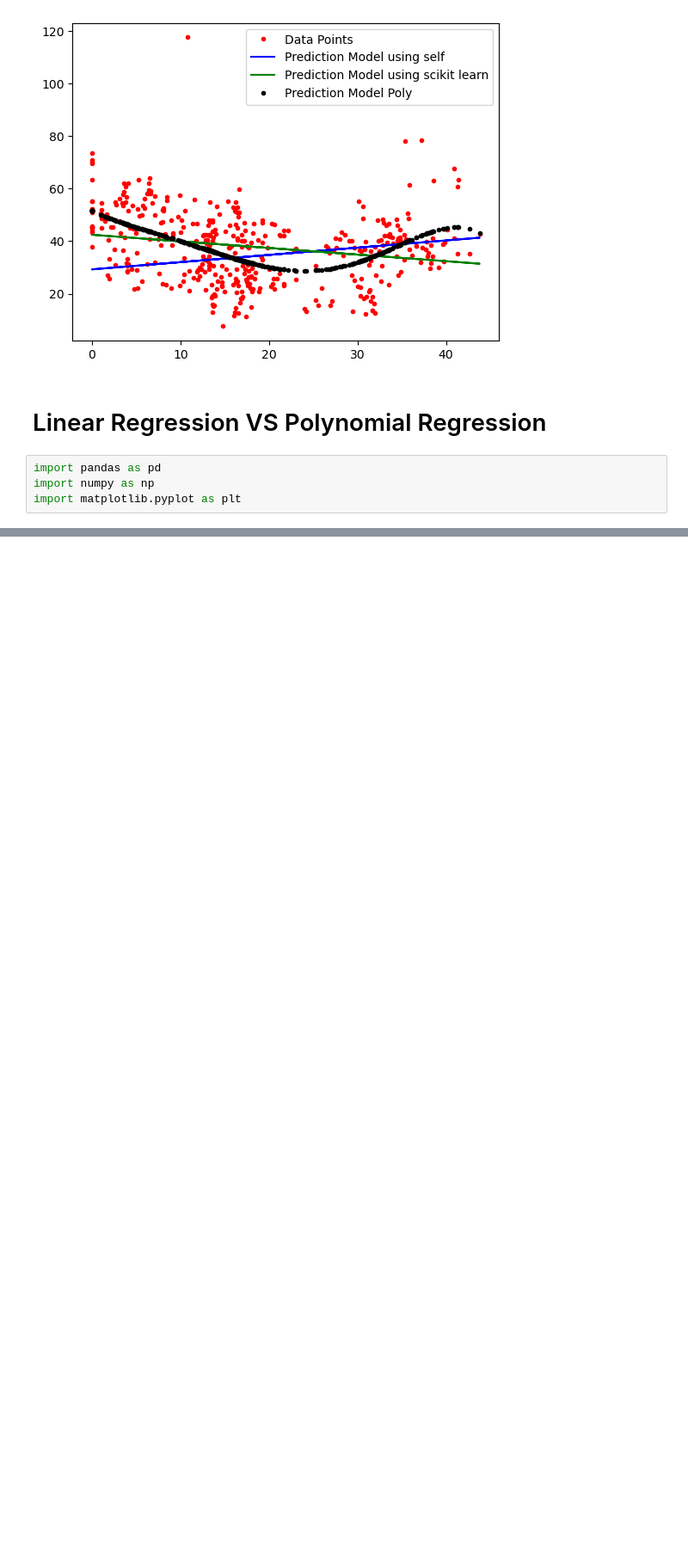
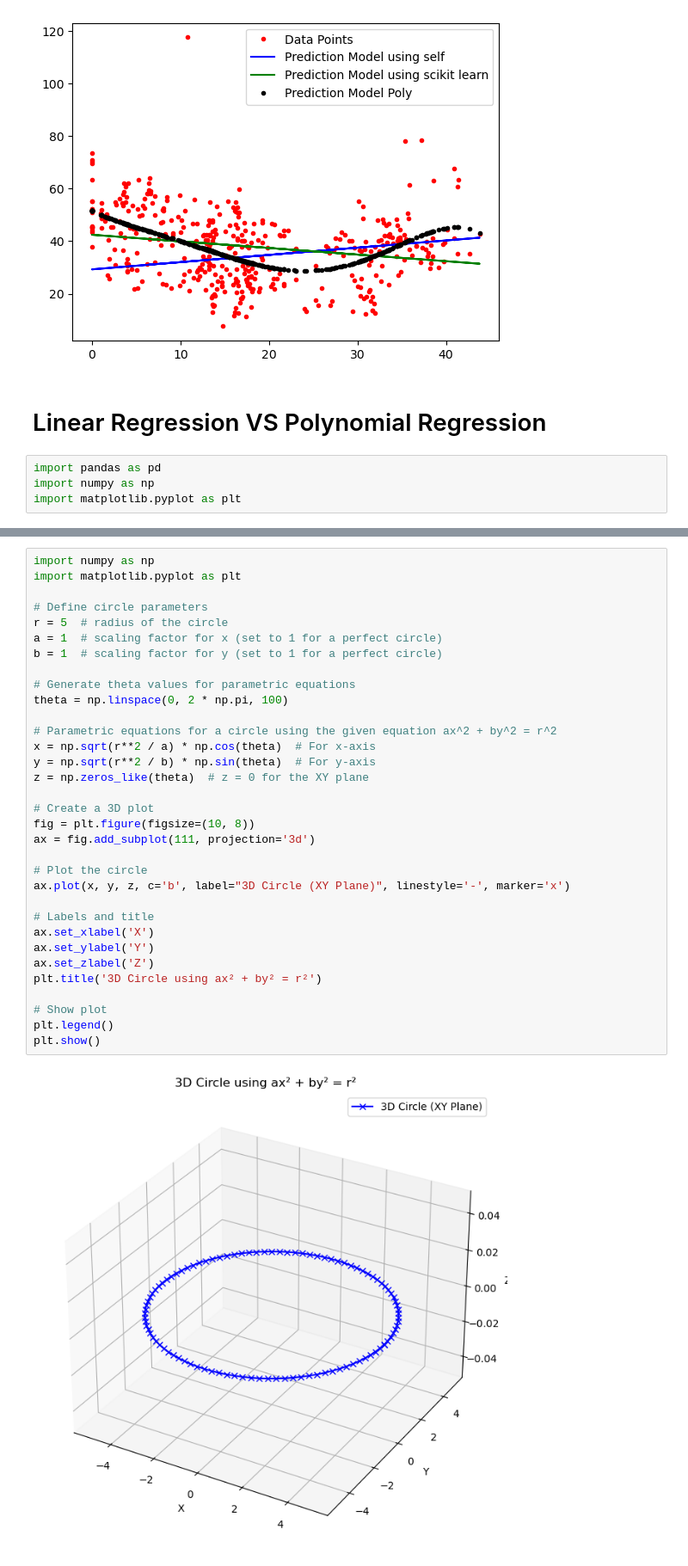
Before and after one commit to sandeepshakya2019/Machine-Learning-HandsOn, a Jupyter notebook: 01_Code/1_MachineLearningAlgo/2_Gradient_Descent.ipynb, the cells around one changed output, grey strips where cells are left out. Shown at 86% size. Cells and saved outputs as stored; diff of their text form; blank space fills up the shorter version.

```diff
--- a/01_Code/1_MachineLearningAlgo/2_Gradient_Descent.ipynb
+++ b/01_Code/1_MachineLearningAlgo/2_Gradient_Descent.ipynb
@@ -352,0 +446,35 @@ plt.show()
+# %%
+import numpy as np
+import matplotlib.pyplot as plt
+
+# Define circle parameters
+r = 5  # radius of the circle
+a = 1  # scaling factor for x (set to 1 for a perfect circle)
+b = 1  # scaling factor for y (set to 1 for a perfect circle)
+
+# Generate theta values for parametric equations
+theta = np.linspace(0, 2 * np.pi, 100)
+
+# Parametric equations for a circle using the given equation ax^2 + by^2 = r^2
+x = np.sqrt(r**2 / a) * np.cos(theta)  # For x-axis
+y = np.sqrt(r**2 / b) * np.sin(theta)  # For y-axis
+z = np.zeros_like(theta)  # z = 0 for the XY plane
+
+# Create a 3D plot
+fig = plt.figure(figsize=(10, 8))
+ax = fig.add_subplot(111, projection='3d')
+
+# Plot the circle
+ax.plot(x, y, z, c='b', label="3D Circle (XY Plane)", linestyle='-', marker='x')
+
+# Labels and title
+ax.set_xlabel('X')
+ax.set_ylabel('Y')
+ax.set_zlabel('Z')
+plt.title('3D Circle using ax² + by² = r²')
+
+# Show plot
+plt.legend()
+plt.show()
+# %% [output]
+[figure, added]
```
Also changed, not shown: parts of 14 cells of this notebook.
